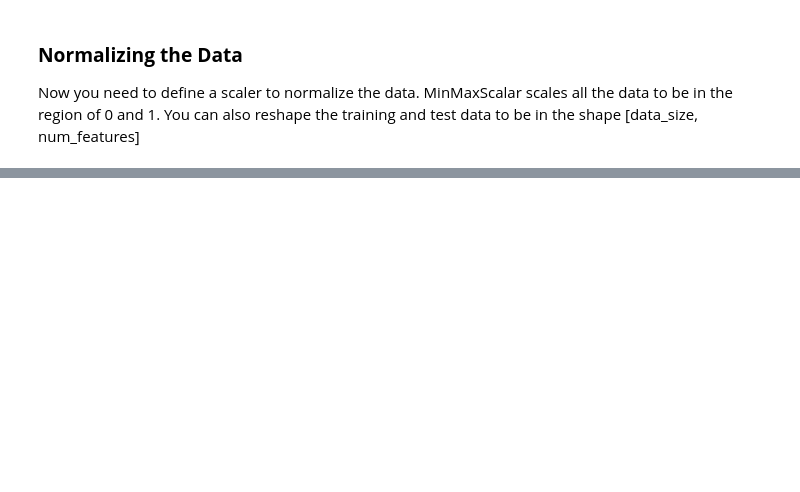
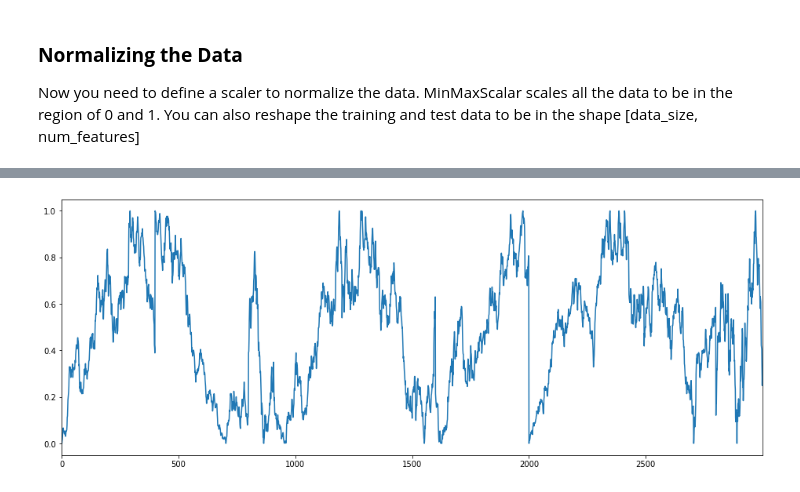
Before and after one commit to sachinkun21/Stock_price_prediction, a Jupyter notebook: IOCL_Predictions_in_Python.ipynb, the cells around one changed output, grey strips where cells are left out. Saved outputs shown, nothing was run; the diff lists cells and outputs as text; code cells hidden in the pictures; blank space fills up the shorter version.

```diff
--- a/IOCL_Predictions_in_Python.ipynb
+++ b/IOCL_Predictions_in_Python.ipynb
@@ -235,3 +247,10 @@ test_data = mid_prices[11000:]
 # %% [markdown]
 ### **Normalizing the Data**
 Now you need to define a scaler to normalize the data. MinMaxScalar scales all the data to be in the region of 0 and 1. You can also reshape the training and test data to be in the shape [data_size, num_features]
+# %%
+# Scale the data to be between 0 and 1
+# When scaling remember! You normalize both test and train data with respect to training data
+# Because you are not supposed to have access to test data
+scaler = MinMaxScaler()
+train_data = train_data.reshape(-1,1)
+test_data = test_data.reshape(-1,1)
@@ -237,0 +267,15 @@ Now you need to define a scaler to normalize the data. MinMaxScalar scales all t
+# %%
+# Train the Scaler with training data and smooth data
+smoothing_window_size =  400
+for i in range(0,2800, smoothing_window_size):
+  scaler.fit(train_data[i:i+smoothing_window_size, :])
+  train_data[i:i+smoothing_window_size, :] = scaler.transform(train_data[i:i+smoothing_window_size, :])
+
+
+
+# Normalizing the last bit of remaining data if any left out from the loop
+scaler.fit(train_data[i+smoothing_window_size:,:])
+train_data[i+smoothing_window_size:,:] = scaler.transform(train_data[i+smoothing_window_size:,:])
+
+
+print(train_data)
@@ -237,0 +290,6 @@ Now you need to define a scaler to normalize the data. MinMaxScalar scales all t
+# %%
+# Reshape both train and test data
+train_data = train_data.reshape(-1)
+plot_array(train_data)
+# %% [output]
+[figure, added]
```
Also changed, not shown: parts of 14 cells of this notebook.
